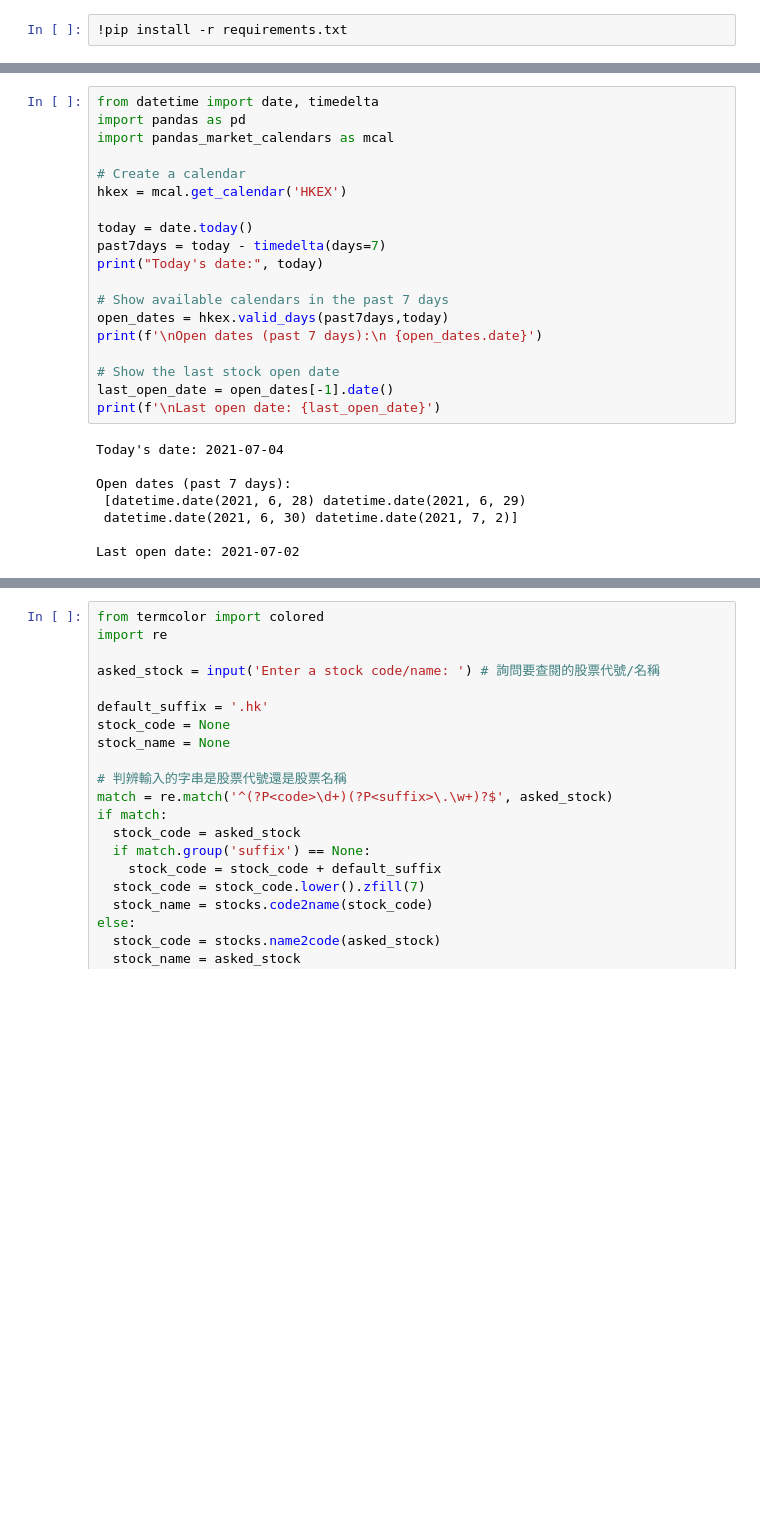
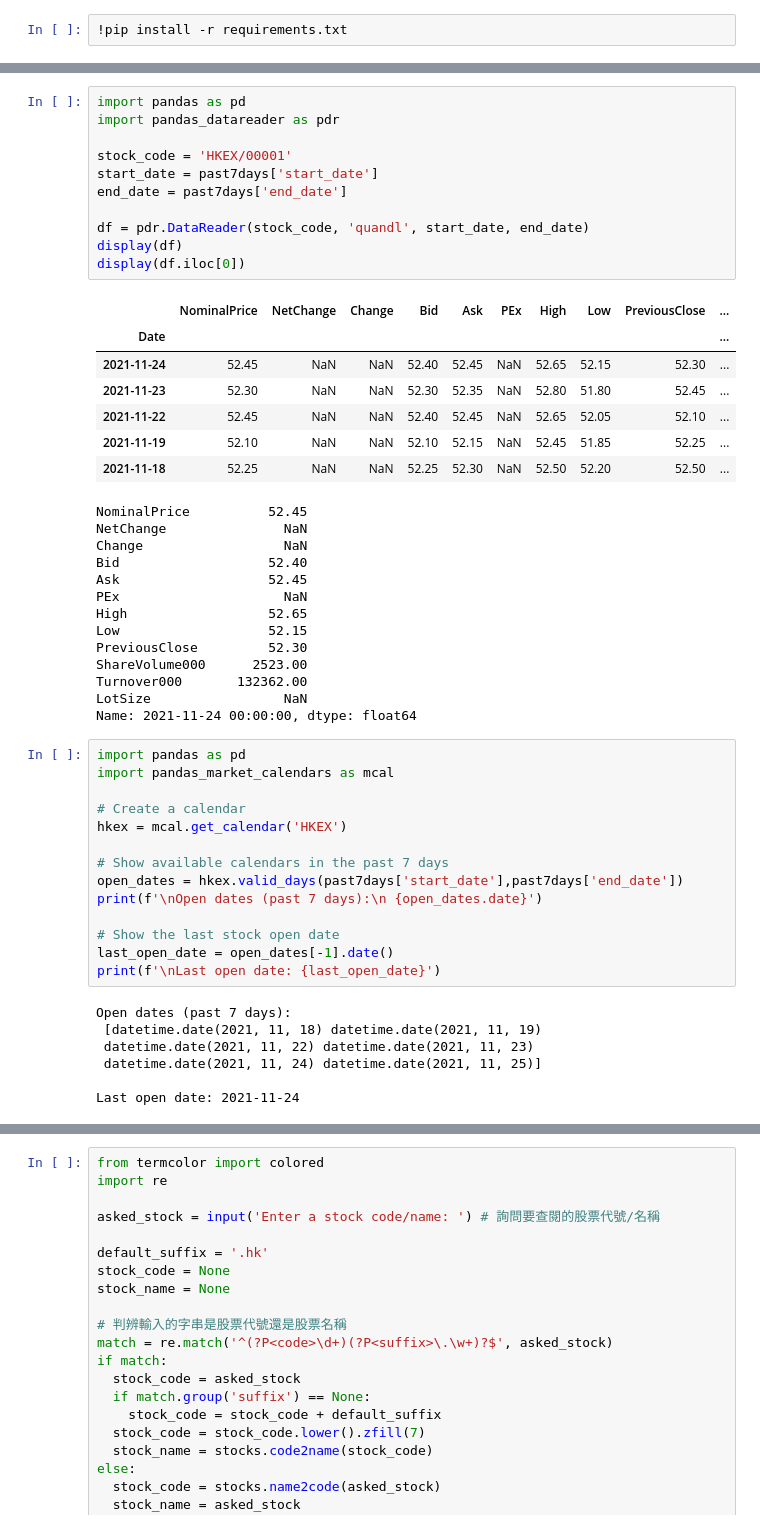
Before and after one commit to chriskyfung/pandas_stock_notebook, a Jupyter notebook: pandas_hkstock_datareader.ipynb, the cells around one changed output, grey strips where cells are left out. Cells and saved outputs as stored; diff of their text form; blank space fills up the shorter version.

```diff
--- a/pandas_hkstock_datareader.ipynb
+++ b/pandas_hkstock_datareader.ipynb
@@ -14,30 +29,56 @@ The dotenv extension is already loaded. To reload it, use:
+# %%
+import pandas as pd
+import pandas_datareader as pdr
+
+stock_code = 'HKEX/00001'
+start_date = past7days['start_date']
+end_date = past7days['end_date']
+
+df = pdr.DataReader(stock_code, 'quandl', start_date, end_date)
+display(df)
+display(df.iloc[0])
+# %% [output]
+|  | NominalPrice | NetChange | Change | Bid | Ask | PEx | High | Low | PreviousClose | ... |
+| Date |  |  |  |  |  |  |  |  |  | ... |
+| 2021-11-24 | 52.45 | NaN | NaN | 52.40 | 52.45 | NaN | 52.65 | 52.15 | 52.30 | ... |
+| 2021-11-23 | 52.30 | NaN | NaN | 52.30 | 52.35 | NaN | 52.80 | 51.80 | 52.45 | ... |
+| 2021-11-22 | 52.45 | NaN | NaN | 52.40 | 52.45 | NaN | 52.65 | 52.05 | 52.10 | ... |
+| 2021-11-19 | 52.10 | NaN | NaN | 52.10 | 52.15 | NaN | 52.45 | 51.85 | 52.25 | ... |
+| 2021-11-18 | 52.25 | NaN | NaN | 52.25 | 52.30 | NaN | 52.50 | 52.20 | 52.50 | ... |
+NominalPrice          52.45
+NetChange               NaN
+Change                  NaN
+Bid                   52.40
+Ask                   52.45
+PEx                     NaN
+High                  52.65
+Low                   52.15
+PreviousClose         52.30
+ShareVolume000      2523.00
+Turnover000       132362.00
+LotSize                 NaN
+Name: 2021-11-24 00:00:00, dtype: float64
 # %%
-from datetime import date, timedelta
 import pandas as pd
 import pandas_market_calendars as mcal
 
 # Create a calendar
 hkex = mcal.get_calendar('HKEX')
 
-today = date.today()
-past7days = today - timedelta(days=7)
-print("Today's date:", today)
-
 # Show available calendars in the past 7 days
-open_dates = hkex.valid_days(past7days,today)
+open_dates = hkex.valid_days(past7days['start_date'],past7days['end_date'])
 print(f'\nOpen dates (past 7 days):\n {open_dates.date}')
 
 # Show the last stock open date
 last_open_date = open_dates[-1].date()
 print(f'\nLast open date: {last_open_date}')
 # %% [output]
-Today's date: 2021-07-04
+Open dates (past 7 days):
+ [datetime.date(2021, 11, 18) datetime.date(2021, 11, 19)
+ datetime.date(2021, 11, 22) datetime.date(2021, 11, 23)
+ datetime.date(2021, 11, 24) datetime.date(2021, 11, 25)]
 
-Open dates (past 7 days):
- [datetime.date(2021, 6, 28) datetime.date(2021, 6, 29)
- datetime.date(2021, 6, 30) datetime.date(2021, 7, 2)]
-
-Last open date: 2021-07-02
+Last open date: 2021-11-24
 # %%
 from stocks import stock_profile # 從 stocks.py 載入 stock_profile 類別
 
```
Also changed, not shown: parts of 4 cells of this notebook, 1 other file.
